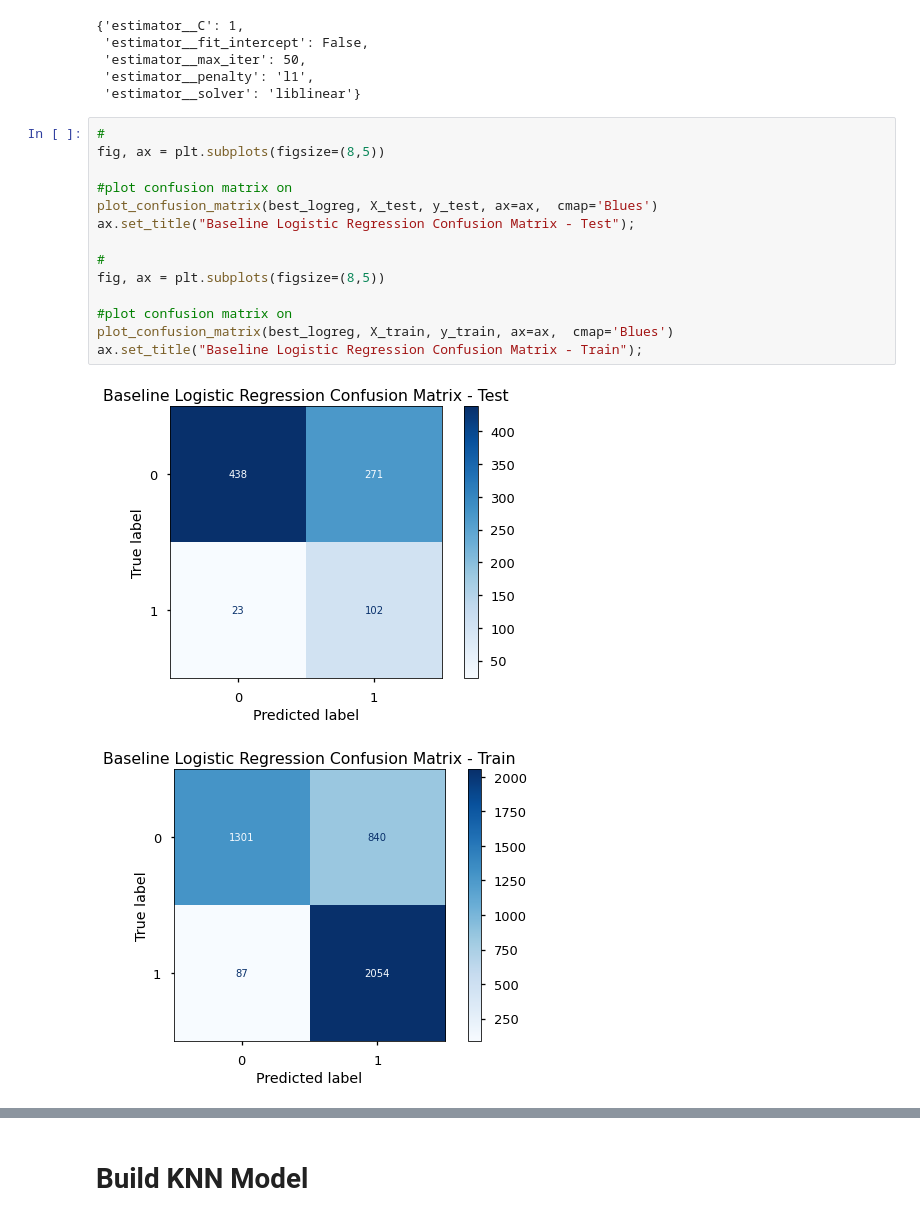
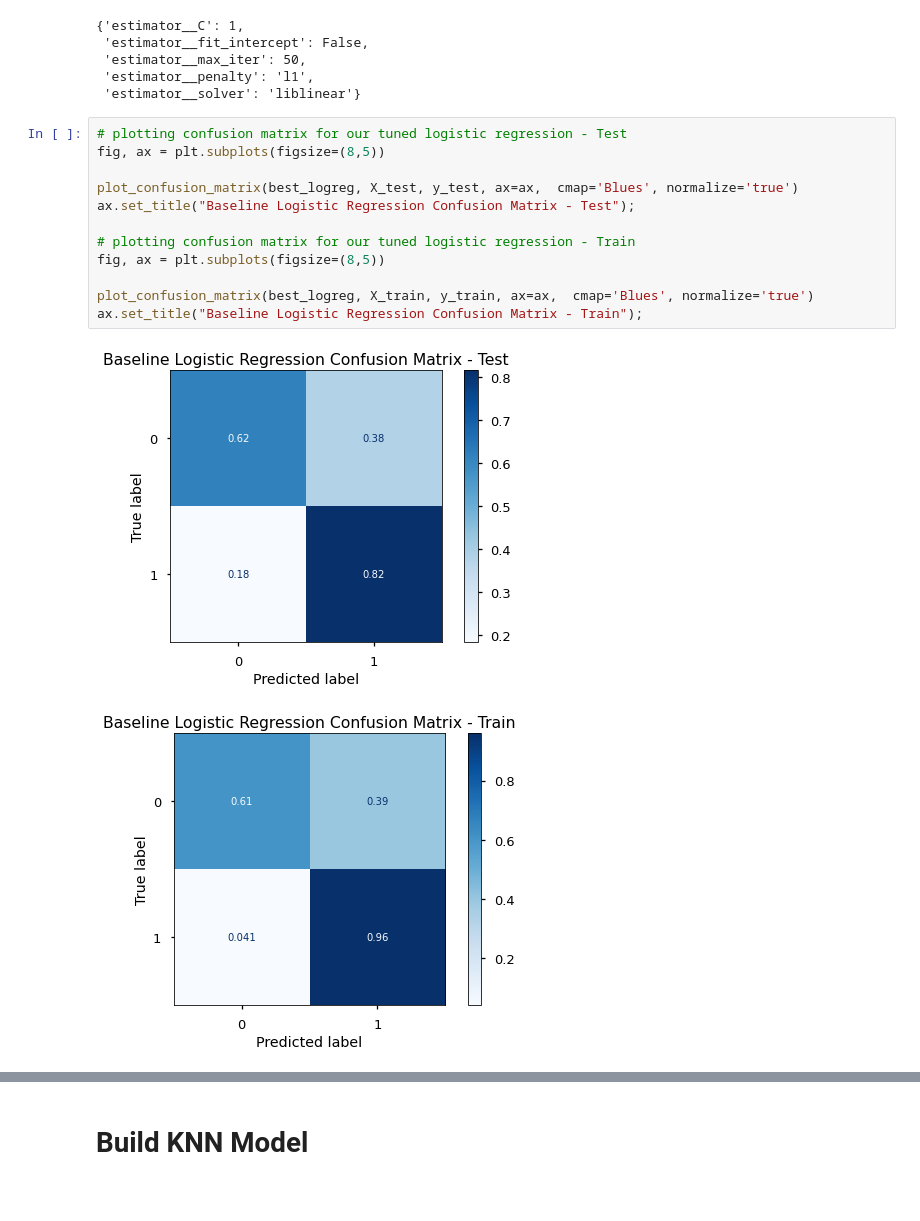
Before and after one commit to heathlikethecandybar/phase_4_project, a Jupyter notebook: phase_3/project/phase_3_notebook.ipynb, the cells around one changed output, grey strips where cells are left out. Drawn from its saved outputs; the diff is of its cells as text.

```diff
--- a/phase_3/project/phase_3_notebook.ipynb
+++ b/phase_3/project/phase_3_notebook.ipynb
@@ -833,20 +894,18 @@ best_logreg.best_params_
  'estimator__penalty': 'l1',
  'estimator__solver': 'liblinear'}
 # %%
-#
+# plotting confusion matrix for our tuned logistic regression - Test
 fig, ax = plt.subplots(figsize=(8,5))
 
-#plot confusion matrix on
-plot_confusion_matrix(best_logreg, X_test, y_test, ax=ax,  cmap='Blues')
+plot_confusion_matrix(best_logreg, X_test, y_test, ax=ax,  cmap='Blues', normalize='true')
 ax.set_title("Baseline Logistic Regression Confusion Matrix - Test");
 
-#
+# plotting confusion matrix for our tuned logistic regression - Train
 fig, ax = plt.subplots(figsize=(8,5))
 
-#plot confusion matrix on
-plot_confusion_matrix(best_logreg, X_train, y_train, ax=ax,  cmap='Blues')
+plot_confusion_matrix(best_logreg, X_train, y_train, ax=ax,  cmap='Blues', normalize='true')
 ax.set_title("Baseline Logistic Regression Confusion Matrix - Train");
 # %% [output]
-[figure, old version]
+[figure, new version]
-[figure, old version]
+[figure, new version]
 # %%
```
Also changed, not shown: parts of 52 cells of this notebook.
